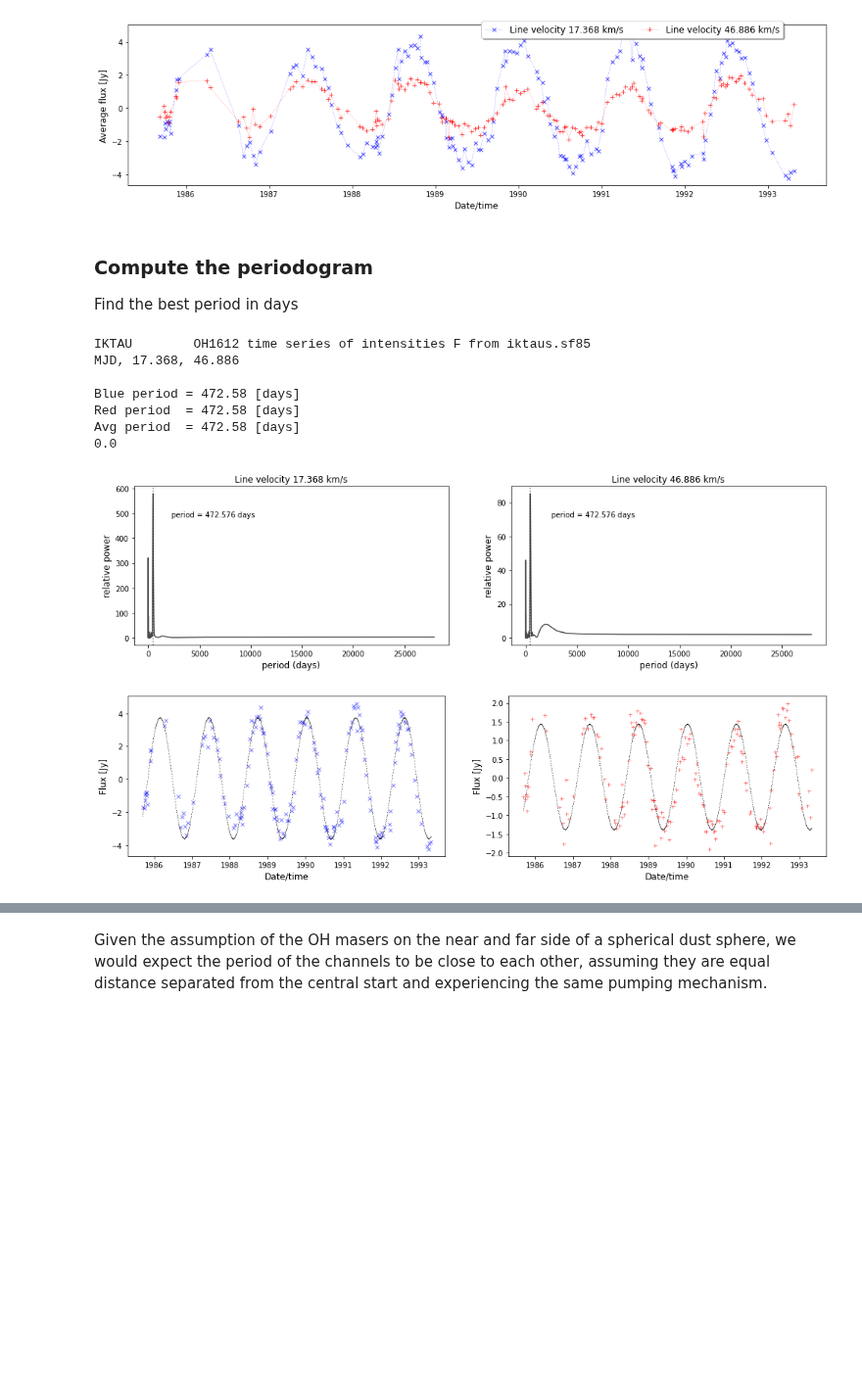
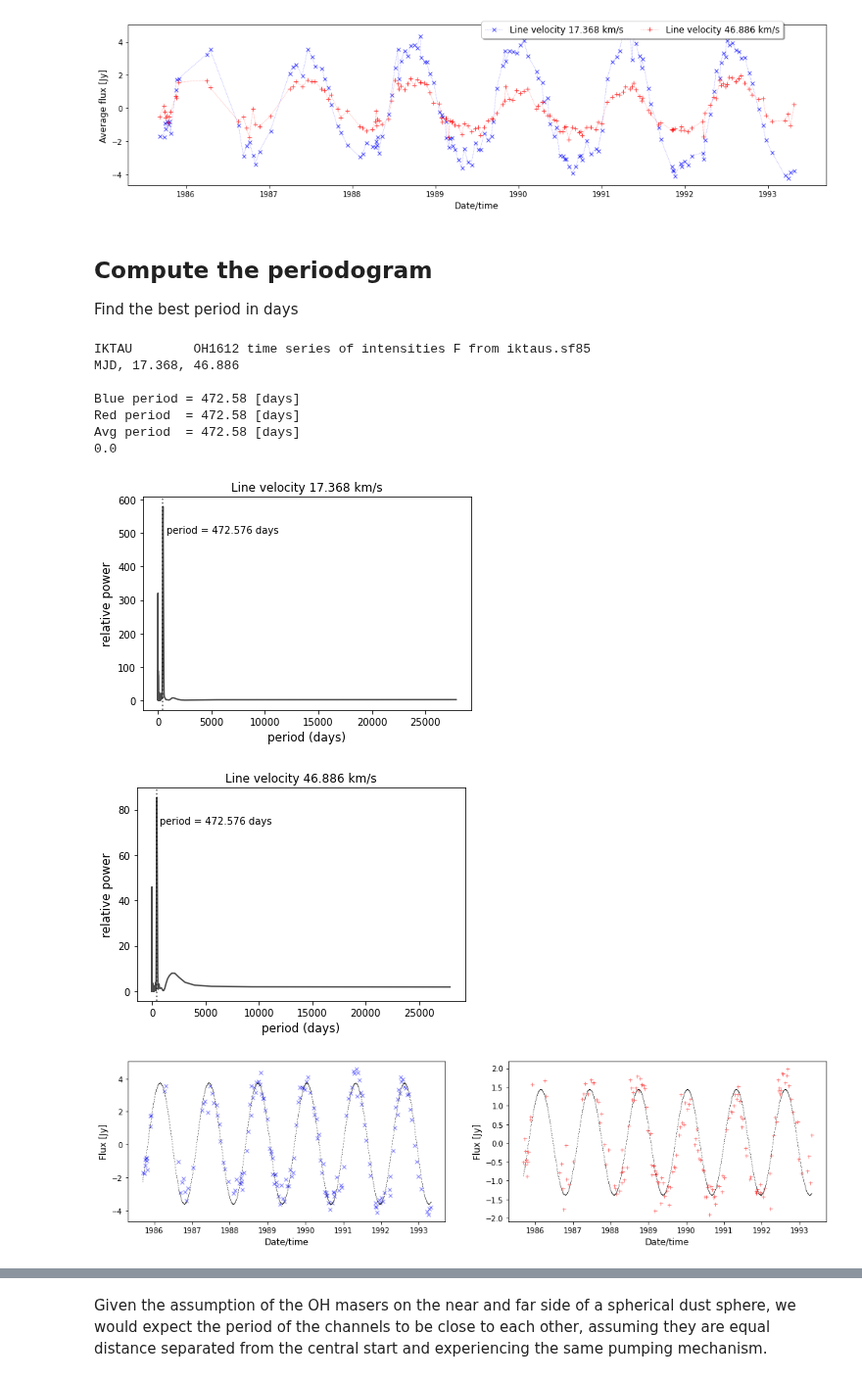
Before and after one commit to rubyvanrooyen/HartRAO_OH-IR_stars, a Jupyter notebook: HartRAO_OH_periodogram_calculation.ipynb, the cells around one changed output, grey strips where cells are left out. Shown at 98% size. Saved outputs shown, nothing was run; the diff lists cells and outputs as text; code cells hidden in the pictures; blank space fills up the shorter version.

```diff
--- a/HartRAO_OH_periodogram_calculation.ipynb
+++ b/HartRAO_OH_periodogram_calculation.ipynb
@@ -117,7 +113,7 @@ plt.show()
 # %% [output]
 [figure]
 # %% [markdown]
-### Compute the periodogram
+## Compute the periodogram
 Find the best period in days
 # %%
 import periodogram
@@ -160,59 +156,62 @@ Red period  = 472.58 [days]
 Avg period  = 472.58 [days]
 0.0
 # %%
-fig, axs = plt.subplots(nrows=1, ncols=2,
-                        figsize=(17, 4),
-                        facecolor='white')
+fig, ax = plt.subplots(nrows=1, ncols=1,
+                       figsize=(6, 4),
+                       facecolor='white')
 period_range = 1./blue_frequency  # period is the inverse of frequency
-axs[0].plot(period_range, blue_power, 'k', alpha=0.7)
-axs[0].axvline(blue_period, color='k',linestyle=':', alpha=0.6)
-axs[0].set_title('Line velocity {} km/s'.format(blue_velocity))
-axs[0].set_xlabel('period (days)', fontsize=12)
-axs[0].set_ylabel('relative power', fontsize=12)
-axs[0].text(-0.05,0.83,
-            'period = {:.3f} days'.format(blue_period),
-            transform=ax.transAxes,
-            color='k')
+ax.plot(period_range, blue_power, 'k', alpha=0.7)
+ax.axvline(blue_period, color='k',linestyle=':', alpha=0.6)
+ax.set_title('Line velocity {} km/s'.format(blue_velocity))
+ax.set_xlabel('period (days)', fontsize=12)
+ax.set_ylabel('relative power', fontsize=12)
+ax.text(0.07,0.83,
+        'period = {:.3f} days'.format(blue_period),
+        transform=ax.transAxes,
+        color='k')
+fig_name = f'{source}_blue_{blue_velocity:.3f}_periodogram.png'
+plt.savefig(fig_name, bbox_inches='tight')
 
+fig, ax = plt.subplots(nrows=1, ncols=1,
+                       figsize=(6, 4),
+                       facecolor='white')
 period_range = 1./red_frequency  # period is the inverse of frequency
-axs[1].plot(period_range, red_power, 'k', alpha=0.7)
-axs[1].axvline(red_period, color='k',linestyle=':', alpha=0.6)
-axs[1].set_title('Line velocity {} km/s'.format(red_velocity))
-axs[1].set_xlabel('period (days)', fontsize=12)
-axs[1].set_ylabel('relative power', fontsize=12)
-axs[1].text(0.5,0.83,
+ax.plot(period_range, red_power, 'k', alpha=0.7)
+ax.axvline(red_period, color='k',linestyle=':', alpha=0.6)
+ax.set_title('Line velocity {} km/s'.format(red_velocity))
+ax.set_xlabel('period (days)', fontsize=12)
+ax.set_ylabel('relative power', fontsize=12)
+ax.text(0.07,0.83,
             'period = {:.3f} days'.format(red_period),
             transform=ax.transAxes,
             color='k')
+fig_name = f'{source}_red_{red_velocity:.3f}_periodogram.png'
+plt.savefig(fig_name, bbox_inches='tight')
+
 
 fig, axs = plt.subplots(nrows=1, ncols=2,
                         figsize=(17, 4),
                         facecolor='white')
 axs[0].plot(jd_datetime, blue_timeseries,
         color='b', marker='x', linestyle='none', linewidth=0.5, markersize=5,
         alpha=0.5)
 axs[0].plot(blue_time.datetime, blue_model,
         color='k', marker=',', linestyle=':', linewidth=0.1, markersize=5,
         alpha=0.5)
 axs[0].set_xlabel('Date/time', fontsize=12)
 axs[0].set_ylabel('Flux [Jy]', fontsize=12)
 
 axs[1].plot(jd_datetime, red_timeseries,
         color='r', marker='+', linestyle='none', linewidth=0.5, markersize=5,
         alpha=0.5)
 axs[1].plot(red_time.datetime, red_model,
         color='k', marker=',', linestyle=':', linewidth=0.1, markersize=5,
         alpha=0.5)
 axs[1].set_xlabel('Date/time', fontsize=12)
 axs[1].set_ylabel('Flux [Jy]', fontsize=12)
 
-filename = list(uploaded.keys())[0]
-outfile = os.path.basename(filename)
-[name, ext] = os.path.splitext(outfile)
-fig_name = f'{name}_periodogram.png'
-plt.savefig(fig_name, bbox_inches='tight')
-
 plt.show()
 # %% [output]
-[figure, old version]
+[figure, new version]
-[figure, old version]
+[figure, new version]
+[figure, added]
```
Also changed, not shown: parts of 13 cells of this notebook.
